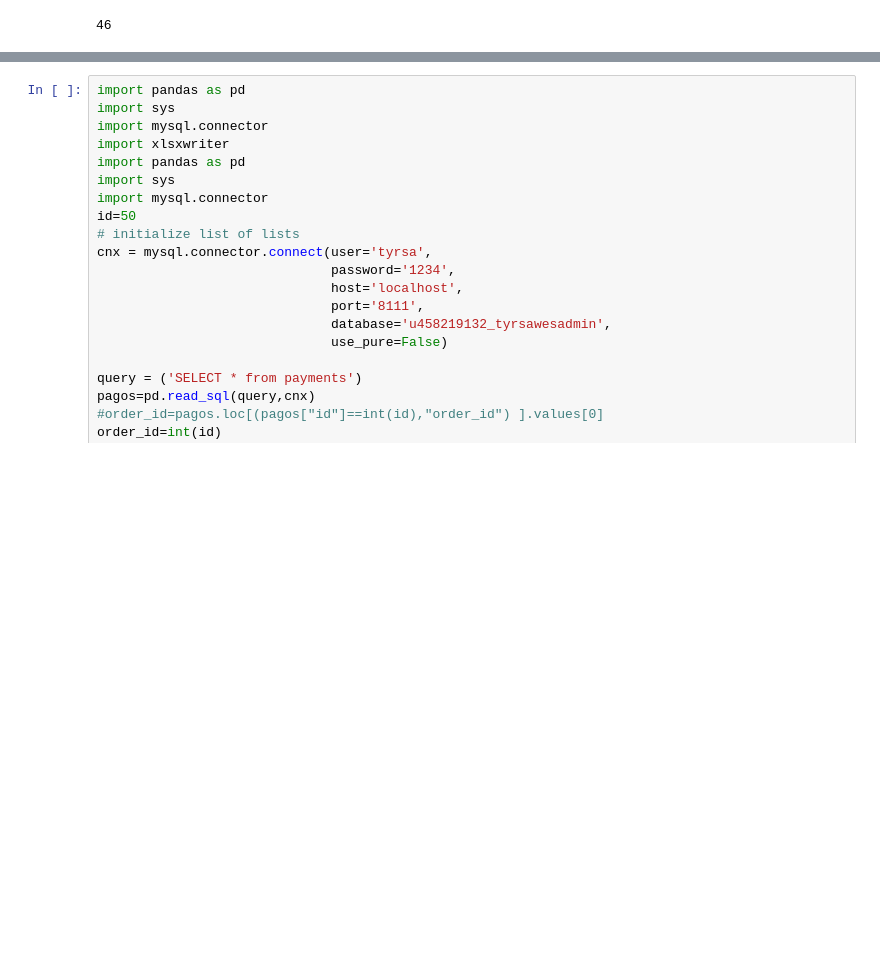
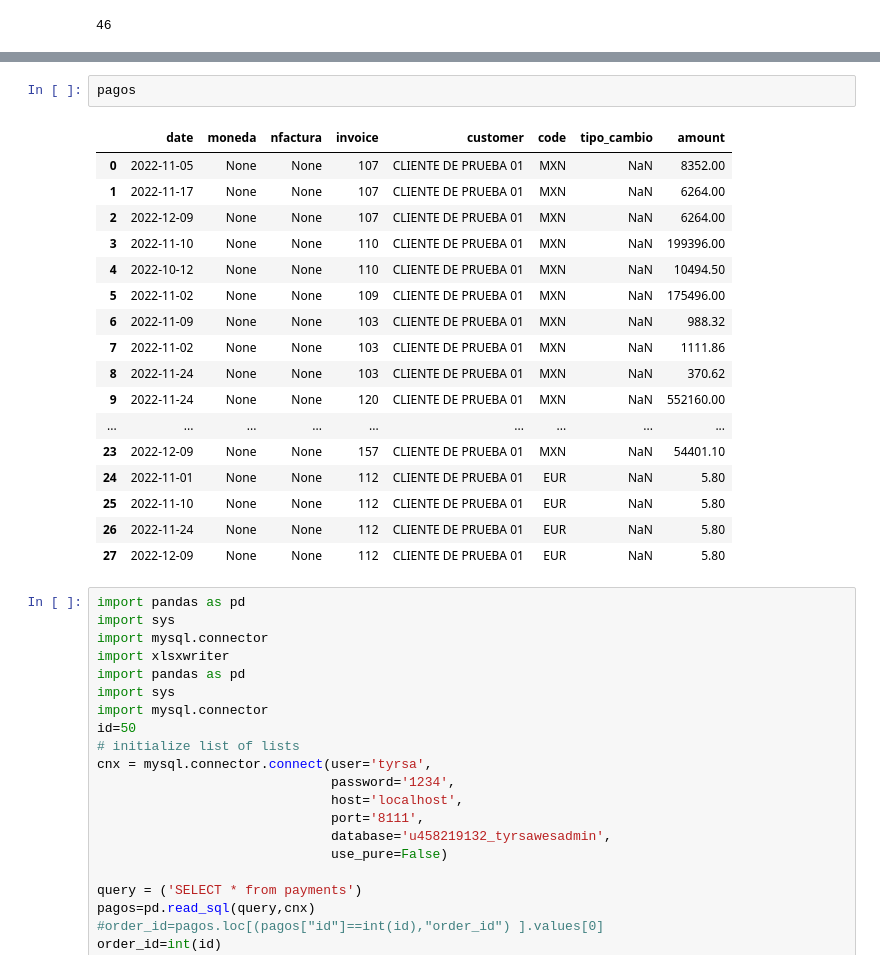
Before and after one commit to RexFEN32/espumita, a Jupyter notebook: test.ipynb, the cells around one changed output, grey strips where cells are left out. Saved outputs shown, nothing was run; the diff lists cells and outputs as text; blank space fills up the shorter version.

```diff
--- a/test.ipynb
+++ b/test.ipynb
@@ -728,3 +534,23 @@ im_1.save('consecutivo_pedido'+str(id)+'.pdf')
+# %%
+pagos
+# %% [output]
+|  | date | moneda | nfactura | invoice | customer | code | tipo_cambio | amount |
+| 0 | 2022-11-05 | None | None | 107 | CLIENTE DE PRUEBA 01 | MXN | NaN | 8352.00 |
+| 1 | 2022-11-17 | None | None | 107 | CLIENTE DE PRUEBA 01 | MXN | NaN | 6264.00 |
+| 2 | 2022-12-09 | None | None | 107 | CLIENTE DE PRUEBA 01 | MXN | NaN | 6264.00 |
+| 3 | 2022-11-10 | None | None | 110 | CLIENTE DE PRUEBA 01 | MXN | NaN | 199396.00 |
+| 4 | 2022-10-12 | None | None | 110 | CLIENTE DE PRUEBA 01 | MXN | NaN | 10494.50 |
+| 5 | 2022-11-02 | None | None | 109 | CLIENTE DE PRUEBA 01 | MXN | NaN | 175496.00 |
+| 6 | 2022-11-09 | None | None | 103 | CLIENTE DE PRUEBA 01 | MXN | NaN | 988.32 |
+| 7 | 2022-11-02 | None | None | 103 | CLIENTE DE PRUEBA 01 | MXN | NaN | 1111.86 |
+| 8 | 2022-11-24 | None | None | 103 | CLIENTE DE PRUEBA 01 | MXN | NaN | 370.62 |
+| 9 | 2022-11-24 | None | None | 120 | CLIENTE DE PRUEBA 01 | MXN | NaN | 552160.00 |
+| ... | ... | ... | ... | ... | ... | ... | ... | ... |
+| 23 | 2022-12-09 | None | None | 157 | CLIENTE DE PRUEBA 01 | MXN | NaN | 54401.10 |
+| 24 | 2022-11-01 | None | None | 112 | CLIENTE DE PRUEBA 01 | EUR | NaN | 5.80 |
+| 25 | 2022-11-10 | None | None | 112 | CLIENTE DE PRUEBA 01 | EUR | NaN | 5.80 |
+| 26 | 2022-11-24 | None | None | 112 | CLIENTE DE PRUEBA 01 | EUR | NaN | 5.80 |
+| 27 | 2022-12-09 | None | None | 112 | CLIENTE DE PRUEBA 01 | EUR | NaN | 5.80 |
 # %%
 import pandas as pd
 import sys
```
Also changed, not shown: parts of 2 cells of this notebook, 6 other files.
